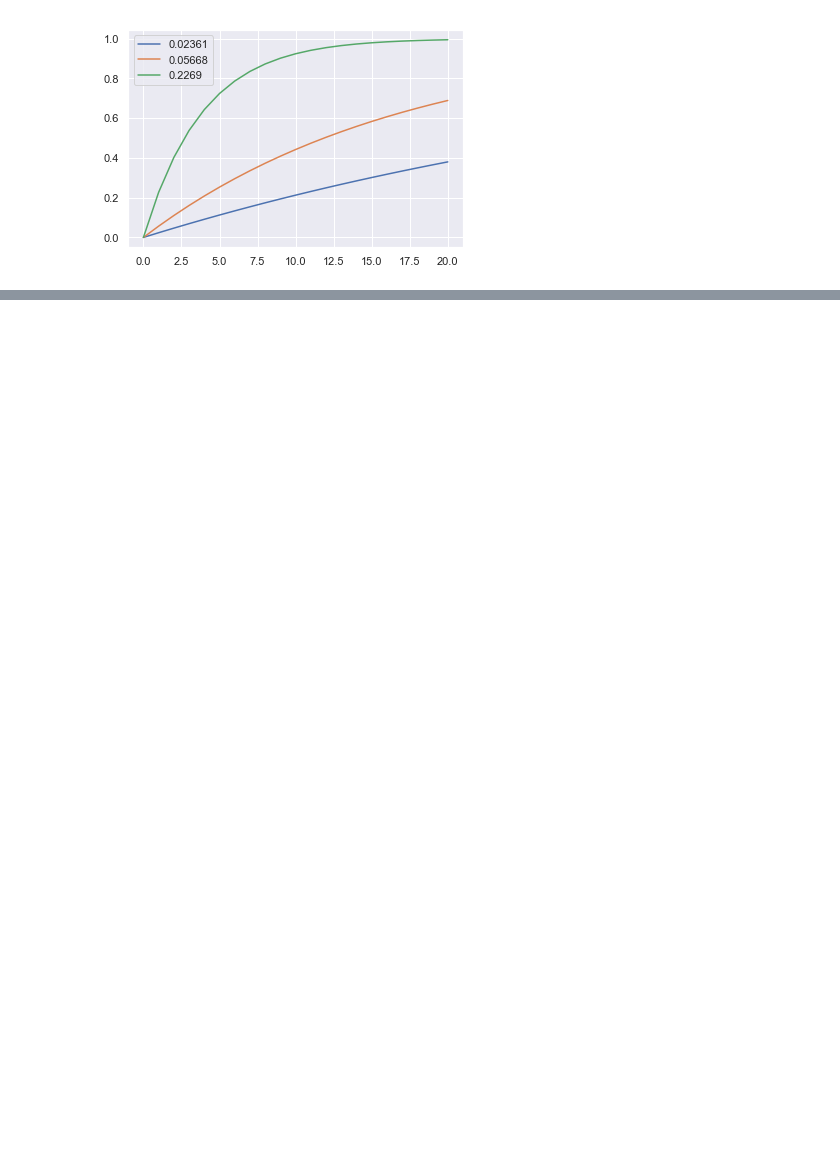
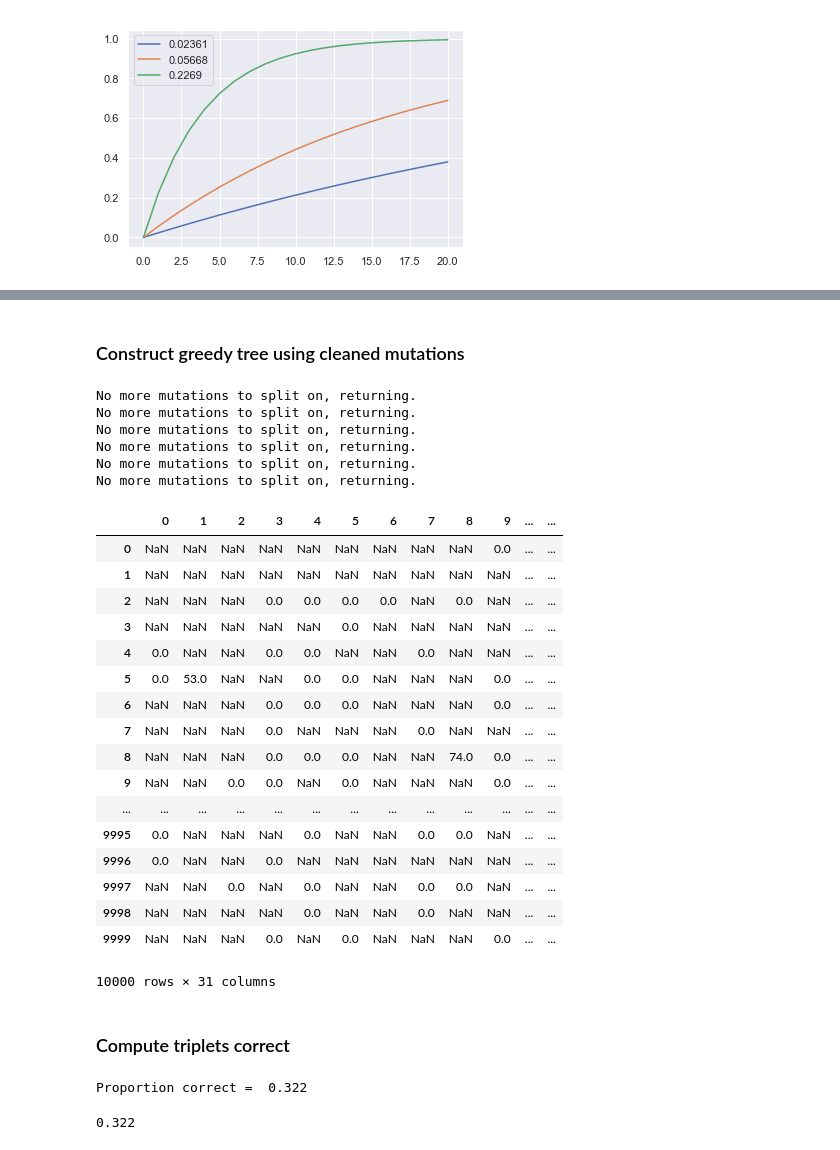
Before and after one commit to sitarapersad/lineageTracing, a Jupyter notebook: expected_singletons.ipynb, the cells around one changed output, grey strips where cells are left out. Cells and saved outputs as stored; diff of their text form; code cells hidden in the pictures; blank space fills up the shorter version.

```diff
--- a/expected_singletons.ipynb
+++ b/expected_singletons.ipynb
@@ -448,0 +1097,8 @@ lineage_to_index(111)
+# %%
+final_cells_clean = copy.deepcopy(pd.DataFrame(subsampled_record[-1]))
+for (col, edit) in removed:
+    ix = (final_cells_clean[col]==edit)
+    # Remove this edit (no need to use it again)
+    final_cells_clean.loc[ix, col] = np.nan
+
+final_cells_clean.head(2)
@@ -448,0 +1110,40 @@ lineage_to_index(111)
+# %% [markdown]
+### Construct greedy tree using cleaned mutations
+# %%
+final_cells_clean['Label'] = '1'
+final_cells_clean_labeled = split_tree(final_cells_clean)
+# %% [output]
+No more mutations to split on, returning.
+No more mutations to split on, returning.
+No more mutations to split on, returning.
+No more mutations to split on, returning.
+No more mutations to split on, returning.
+No more mutations to split on, returning.
+# %%
+final_cells_clean_labeled
+# %% [output]
+|  | 0 | 1 | 2 | 3 | 4 | 5 | 6 | 7 | 8 | 9 | ... | ... |
+| 0 | NaN | NaN | NaN | NaN | NaN | NaN | NaN | NaN | NaN | 0.0 | ... | ... |
+| 1 | NaN | NaN | NaN | NaN | NaN | NaN | NaN | NaN | NaN | NaN | ... | ... |
+| 2 | NaN | NaN | NaN | 0.0 | 0.0 | 0.0 | 0.0 | NaN | 0.0 | NaN | ... | ... |
+| 3 | NaN | NaN | NaN | NaN | NaN | 0.0 | NaN | NaN | NaN | NaN | ... | ... |
+| 4 | 0.0 | NaN | NaN | 0.0 | 0.0 | NaN | NaN | 0.0 | NaN | NaN | ... | ... |
+| 5 | 0.0 | 53.0 | NaN | NaN | 0.0 | 0.0 | NaN | NaN | NaN | 0.0 | ... | ... |
+| 6 | NaN | NaN | NaN | 0.0 | 0.0 | 0.0 | NaN | NaN | NaN | 0.0 | ... | ... |
+| 7 | NaN | NaN | NaN | 0.0 | NaN | NaN | NaN | 0.0 | NaN | NaN | ... | ... |
+| 8 | NaN | NaN | NaN | 0.0 | 0.0 | 0.0 | NaN | NaN | 74.0 | 0.0 | ... | ... |
+| 9 | NaN | NaN | 0.0 | 0.0 | NaN | 0.0 | NaN | NaN | NaN | 0.0 | ... | ... |
+| ... | ... | ... | ... | ... | ... | ... | ... | ... | ... | ... | ... | ... |
+| 9995 | 0.0 | NaN | NaN | NaN | 0.0 | NaN | NaN | 0.0 | 0.0 | NaN | ... | ... |
+| 9996 | 0.0 | NaN | NaN | 0.0 | NaN | NaN | NaN | NaN | NaN | NaN | ... | ... |
+| 9997 | NaN | NaN | 0.0 | NaN | 0.0 | NaN | NaN | 0.0 | 0.0 | NaN | ... | ... |
+| 9998 | NaN | NaN | NaN | NaN | 0.0 | NaN | NaN | 0.0 | NaN | NaN | ... | ... |
+| 9999 | NaN | NaN | NaN | 0.0 | NaN | 0.0 | NaN | NaN | NaN | 0.0 | ... | ... |
+10000 rows × 31 columns
+# %% [markdown]
+### Compute triplets correct
+# %%
+compute_triplets_correct(final_cells_clean_labeled, subsampled_ix, sample_size = 1000)
+# %% [output]
+Proportion correct =  0.322
+0.322
```
Also changed, not shown: parts of 36 cells of this notebook, 1 other file.
